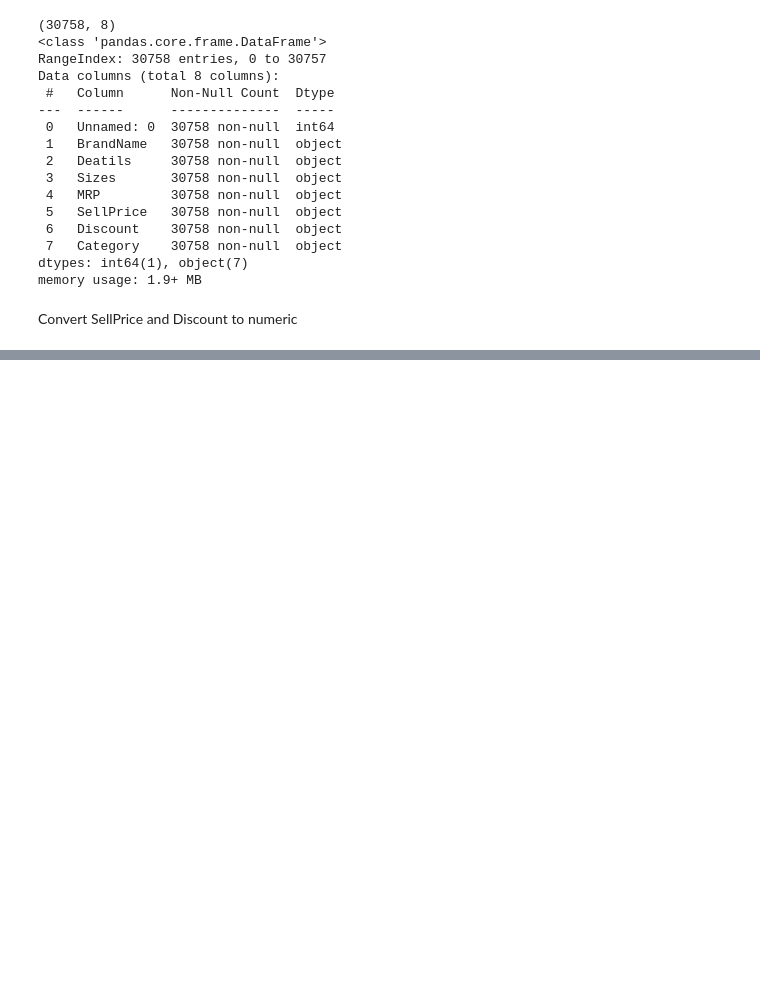
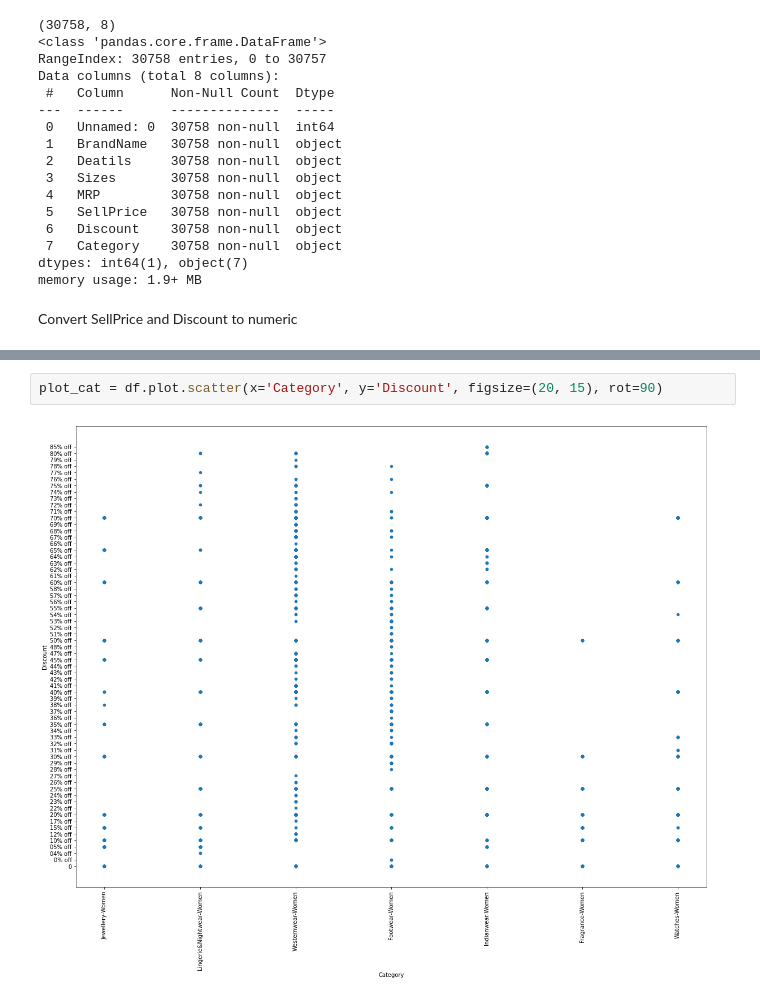
Before and after one commit to wbb-67/Fashion-Ecommerce-Data-Visualization, a Jupyter notebook: Fashion Ecommerce Data Visualizations.ipynb, the cells around one changed output, grey strips where cells are left out. Drawn from its saved outputs; the diff is of its cells as text; blank space fills up the shorter version.

```diff
--- a/Fashion Ecommerce Data Visualizations.ipynb
+++ b/Fashion Ecommerce Data Visualizations.ipynb
@@ -84,0 +109,4 @@ plot_count = df.plot.line(x='Discount', y='SellPrice', figsize=(20, 10))
+# %%
+plot_cat = df.plot.scatter(x='Category', y='Discount', figsize=(20, 15), rot=90)
+# %% [output]
+[figure, added]
```
Also changed, not shown: parts of 6 cells of this notebook.
